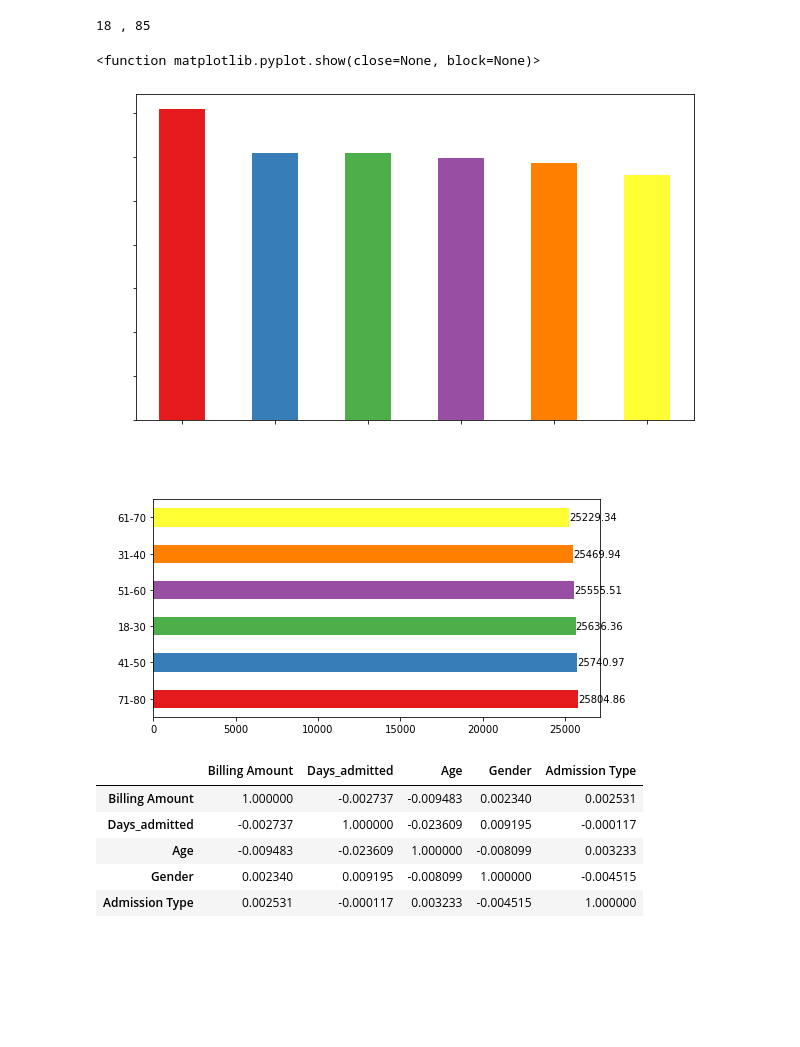
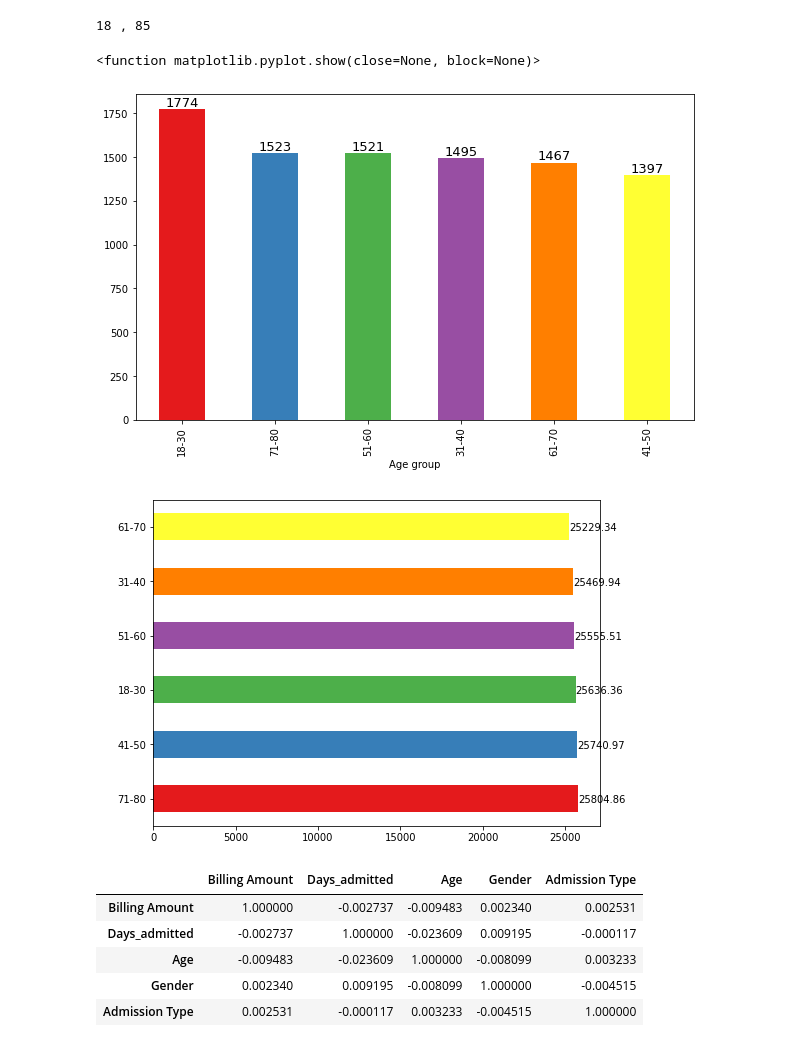
Before and after one commit to RajosreeDas/Healthcare-Data-Analysis, a Jupyter notebook: healthcare.ipynb, the cells around one changed output. Saved outputs shown, nothing was run; the diff lists cells and outputs as text; code cells hidden in the pictures; blank space fills up the shorter version.

```diff
--- a/healthcare.ipynb
+++ b/healthcare.ipynb
@@ -168,9 +170,14 @@ Hypertension    25198.033973
 Obesity         25720.842683
 Name: Billing Amount, dtype: float64
 # %%
-avg_bill.plot(kind='bar')
+avg_bill=round(avg_bill, 2)
+avg_bill.plot(kind='barh', color=plt.cm.Set1.colors)
 plt.xlabel('Disease')
 plt.ylabel('Avg cost')
-plt.xticks(rotation=0)
+plt.xticks(rotation=90)
+
+for index,value in enumerate(avg_bill):
+            plt.text(value,index,str(value),fontsize = 10,va = 'center')
+
 plt.show()
 # %% [output]
@@ -181,14 +188,14 @@ bloodtype_count = df['Blood Type'].value_counts().sort_values(ascending=True)
 bloodtype_count
 
 bloodtype_count.plot(kind='barh' , color= plt.cm.Set1.colors, figsize=(7,6))
-plt.ylabel('Count', color='white')
-plt.xlabel('Blood Type' , color='white')
-plt.title('Count of blood types', color='white')
-plt.xticks(color='white')
-plt.yticks(color='white')
+plt.ylabel('Count')
+plt.xlabel('Blood Type' )
+plt.title('Count of blood types')
+plt.xticks()
+plt.yticks()
 
 for index,value in enumerate(bloodtype_count):
-            plt.text(value,index,str(value),fontsize = 10,va = 'center', color='black')
+             plt.text(value,index,  str(value), fontsize=10, ha='left', va='center')
 
 
 plt.tight_layout()
@@ -203,6 +210,8 @@ plt.show()
 [figure]
 # %%
-colums_viz=['Admission Type' ,'Insurance Provider', 'Test Results', 'Medication' ]
+#bar chart visulas for the non-numerical columns
+
+colums_viz=['Admission Type' ,'Insurance Provider', 'Test Results', 'Medication', 'Medical Condition' ]
 
 #creating subplot
 fig, ax = plt.subplots(nrows=len(colums_viz) , figsize=(10,3 * len(colums_viz)))
@@ -214,7 +223,7 @@ for i,column in enumerate(colums_viz):
     category_count.plot(kind='barh' , color= plt.cm.Set1.colors, ax=ax[i])
     ax[i].set_ylabel(' ')
     ax[i].set_xlabel('Count')
-    ax[i].set_title(f'Count of {column}s', color='white')
+    ax[i].set_title(f'Count of {column}s')
 
     for index, value in enumerate(category_count):
         ax[i].text(value, index, str(value), fontsize=10, va='center_baseline')
@@ -237,29 +246,31 @@ age_group
 
 plt.figure(figsize=(10, 6))
 age_group.plot(kind='bar', color= plt.cm.Set1.colors)
-plt.xlabel('Age group', color='white')
+plt.xlabel('Age group')
 plt.ylabel('')
-plt.xticks(color='white')
-plt.yticks(color='white')
+plt.xticks()
+plt.yticks()
+
+for i , v in enumerate(age_group):
+    plt.text(i, v, str(v), fontsize='13', ha='center', va='bottom')
+
 plt.show
 # %% [output]
 <function matplotlib.pyplot.show(close=None, block=None)>
-[figure, old version]
+[figure, new version]
 # %%
-#dist of age & billing amt
+#Distribution of age & billing amt
 avg_bills = df.groupby('Age group')['Billing Amount'].mean().sort_values(ascending=False)
 avg_bills=avg_bills.round(2)
 
-avg_bills.plot(kind='barh', figsize=(8,4), color= plt.cm.Set1.colors)
+avg_bills.plot(kind='barh', figsize=(8,6), color= plt.cm.Set1.colors)
 plt.xlabel('')
 plt.ylabel(' ')
 for i, v in enumerate(avg_bills):
-    plt.text(v, i, str(v), fontsize=10, va='center')
-# for index,value in enumerate(bloodtype_count):
-#             plt.text(value,index,str(value),fontsize = 10,va = 'center', color='black')
+    plt.text(v, i, f'{v}', fontsize=10, ha='left', va='center_baseline')
 plt.show()
 # %% [output]
-[figure, old version]
+[figure, new version]
 # %%
 #11.	CORRELATION BETWEEN BILLING AMOUNT, LENGTH OF STAY, TEST RESULT, MEDICAL CONDITION
 corr_col = ['Billing Amount', 'Days_admitted', 'Age']
```
Also changed, not shown: parts of 13 cells of this notebook.
